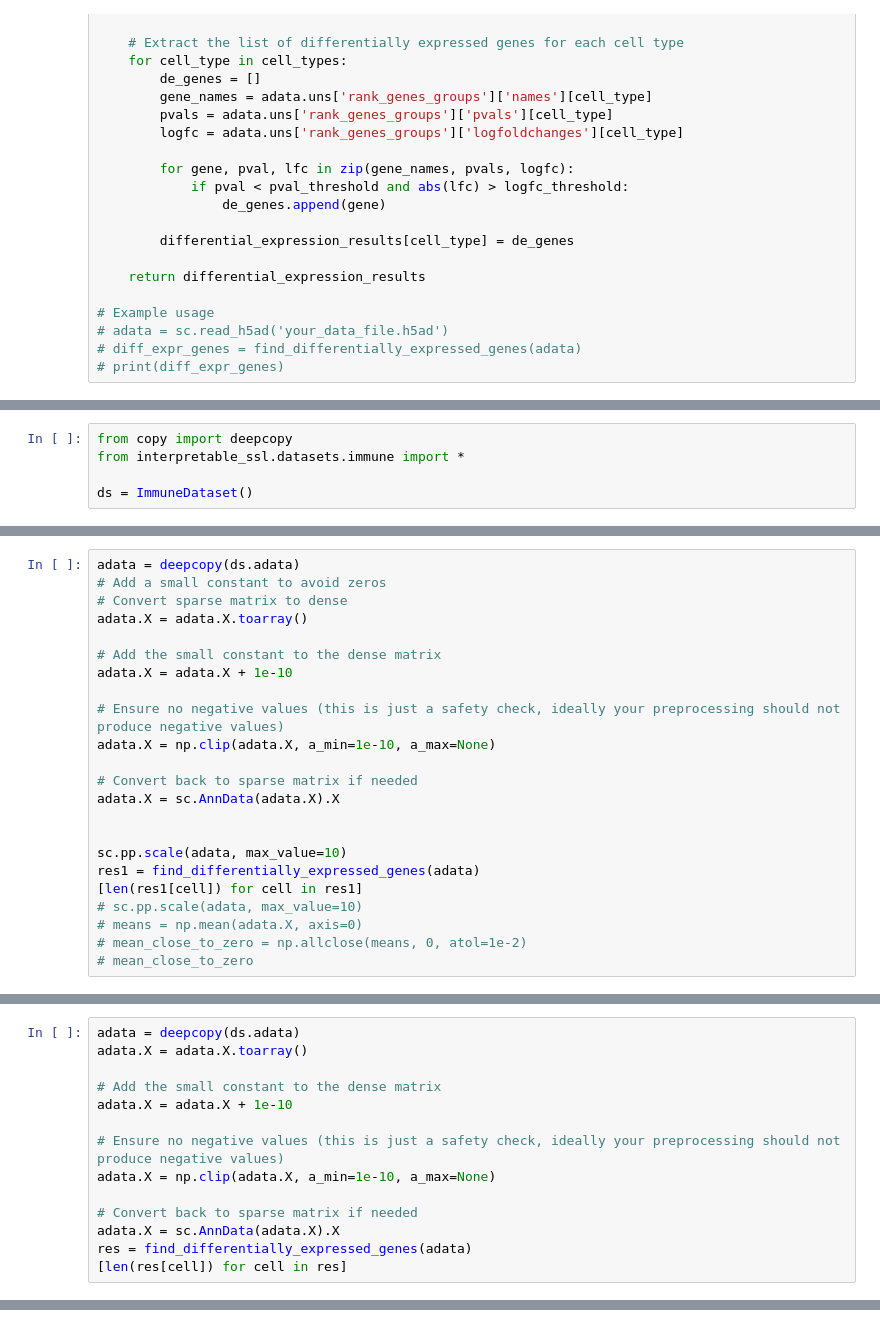
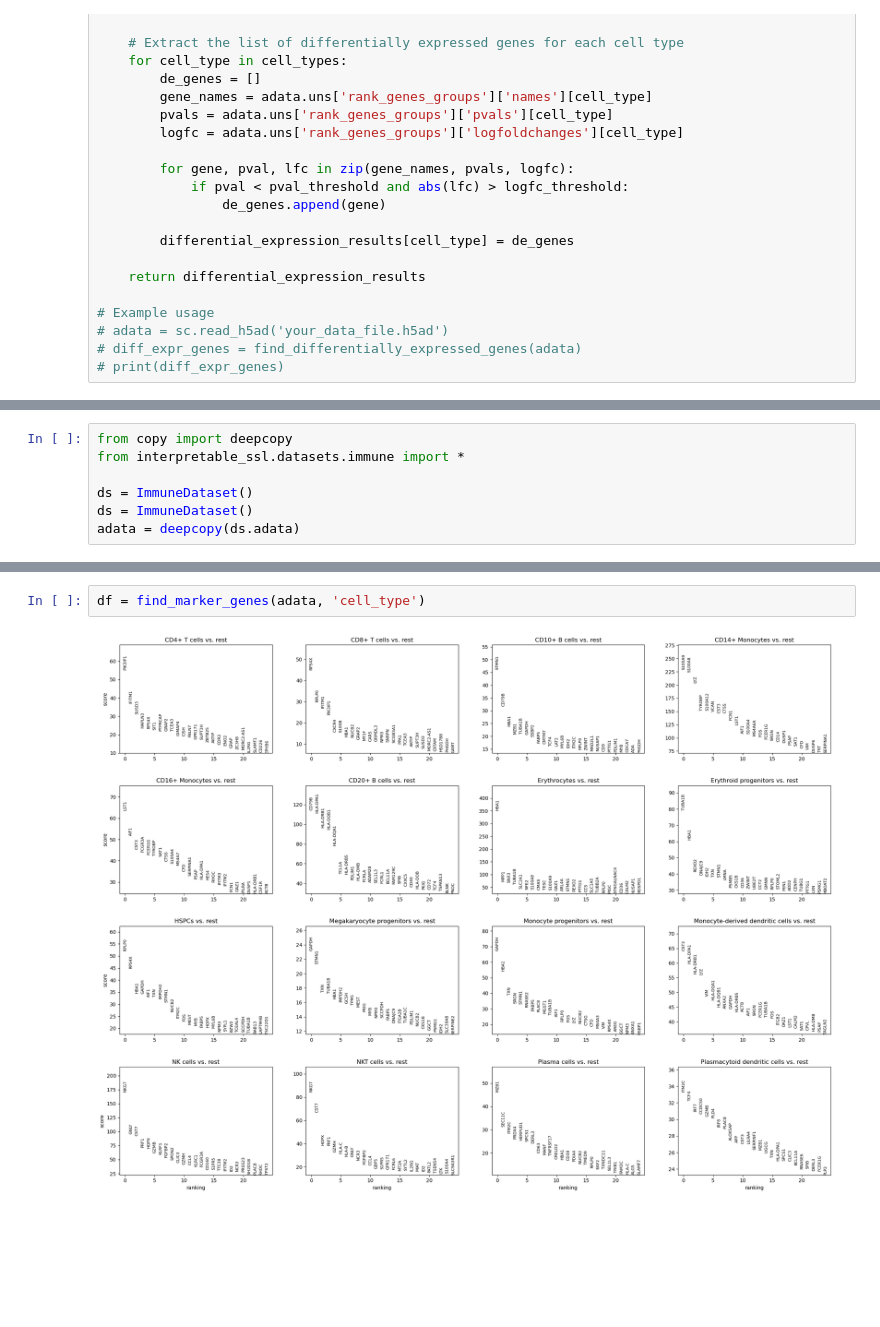
Before and after one commit to theislab/scproto, a Jupyter notebook: notebooks/diffrential_expression_analysis.ipynb, the cells around one changed output, grey strips where cells are left out. Cells and saved outputs as stored; diff of their text form; blank space fills up the shorter version.

```diff
--- a/notebooks/diffrential_expression_analysis.ipynb
+++ b/notebooks/diffrential_expression_analysis.ipynb
@@ -48,3 +53,5 @@ from copy import deepcopy
 from interpretable_ssl.datasets.immune import *
 
 ds = ImmuneDataset()
+ds = ImmuneDataset()
+adata = deepcopy(ds.adata)
@@ -51,23 +59,0 @@ ds = ImmuneDataset()
-# %%
-adata = deepcopy(ds.adata)
-# Add a small constant to avoid zeros
-# Convert sparse matrix to dense
-adata.X = adata.X.toarray()
-
-# Add the small constant to the dense matrix
-adata.X = adata.X + 1e-10
-
-# Ensure no negative values (this is just a safety check, ideally your preprocessing should not produce negative values)
-adata.X = np.clip(adata.X, a_min=1e-10, a_max=None)
-
-# Convert back to sparse matrix if needed
-adata.X = sc.AnnData(adata.X).X
-
-
-sc.pp.scale(adata, max_value=10)
-res1 = find_differentially_expressed_genes(adata)
-[len(res1[cell]) for cell in res1]
-# sc.pp.scale(adata, max_value=10)
-# means = np.mean(adata.X, axis=0)
-# mean_close_to_zero = np.allclose(means, 0, atol=1e-2)
-# mean_close_to_zero
@@ -91,14 +59,0 @@ res1 = find_differentially_expressed_genes(adata)
-# %%
-adata = deepcopy(ds.adata)
-adata.X = adata.X.toarray()
-
-# Add the small constant to the dense matrix
-adata.X = adata.X + 1e-10
-
-# Ensure no negative values (this is just a safety check, ideally your preprocessing should not produce negative values)
-adata.X = np.clip(adata.X, a_min=1e-10, a_max=None)
-
-# Convert back to sparse matrix if needed
-adata.X = sc.AnnData(adata.X).X
-res = find_differentially_expressed_genes(adata)
-[len(res[cell]) for cell in res]
@@ -160,0 +60,4 @@ intersection
+# %%
+df = find_marker_genes(adata, 'cell_type')
+# %% [output]
+[figure, added]
```
Also changed, not shown: parts of 8 cells of this notebook, 1 other file.
